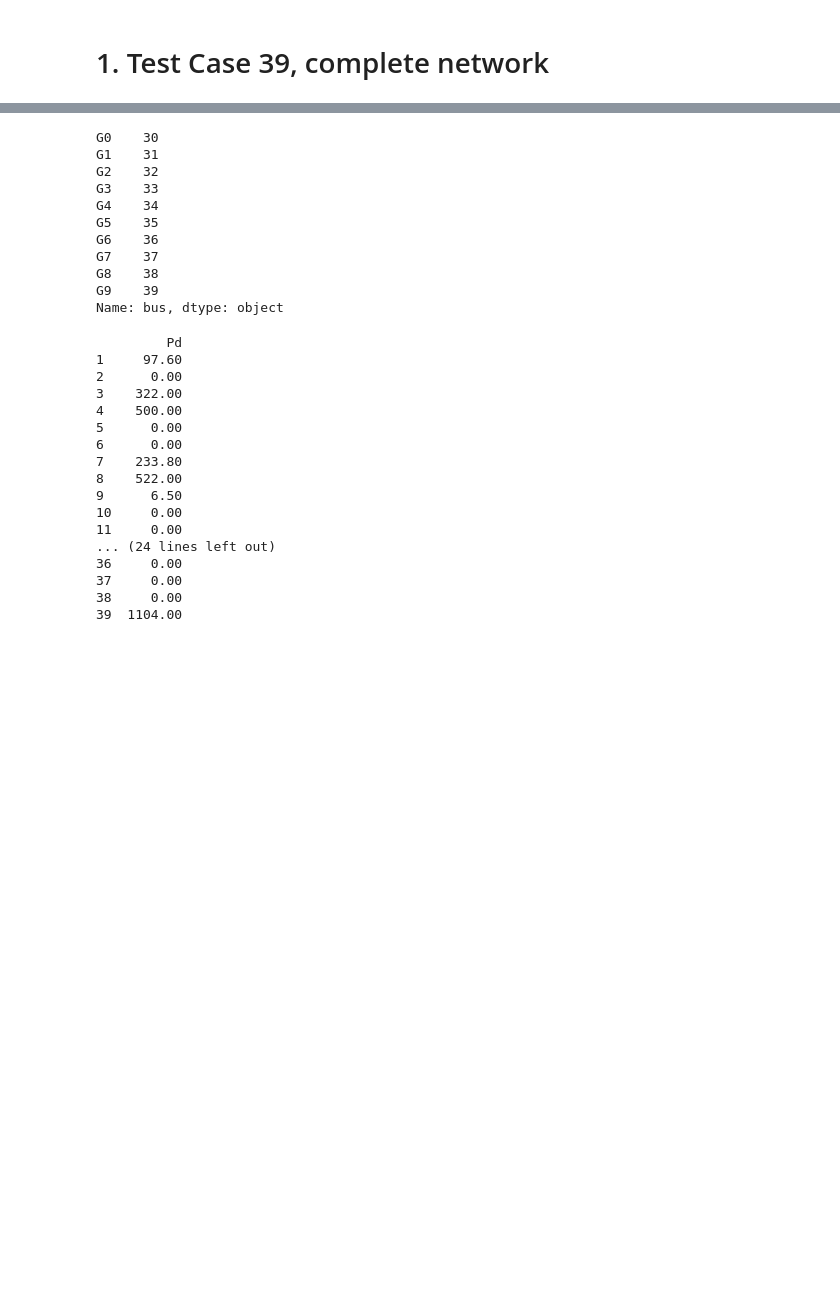
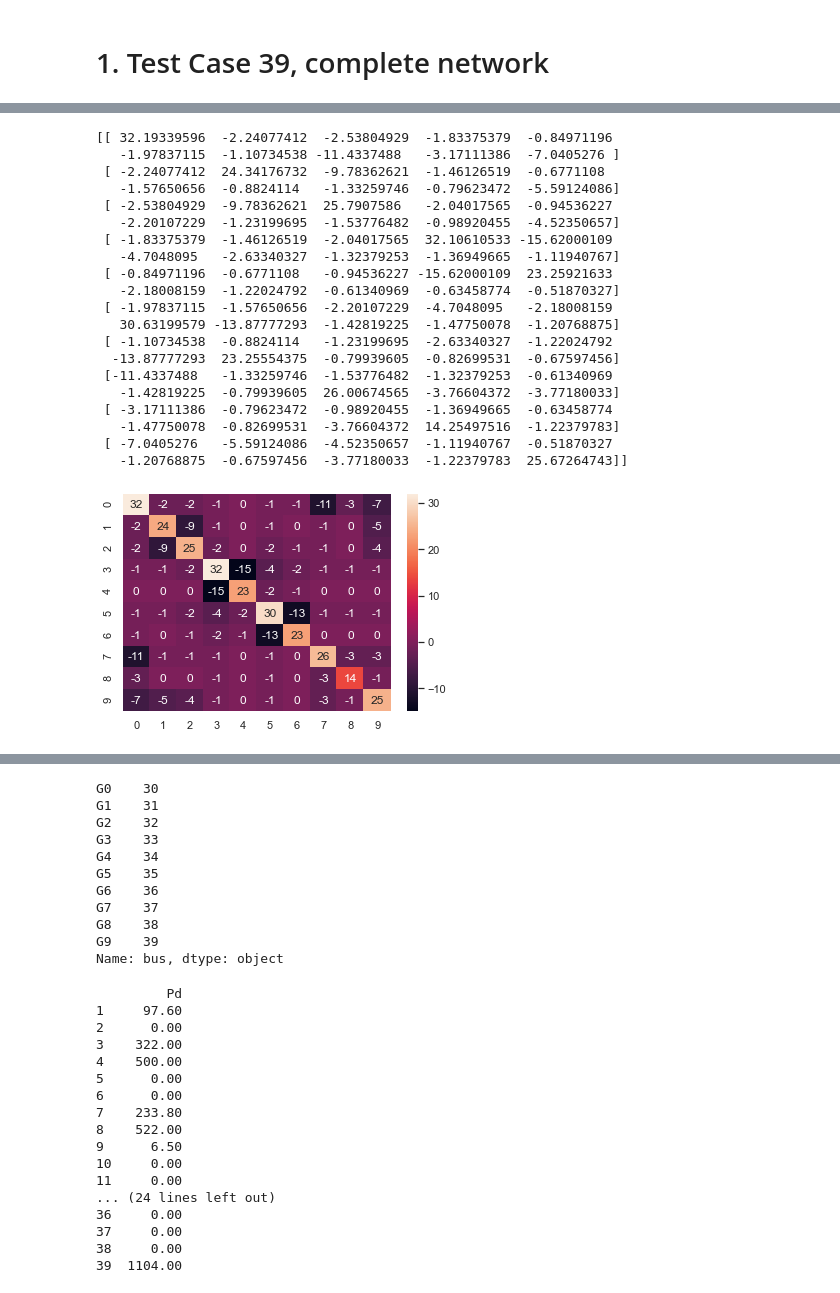
Before and after one commit to weiting1029/PowerFailure, a Jupyter notebook: failureMain.ipynb, the cells around one changed output, grey strips where cells are left out. Saved outputs shown, nothing was run; the diff lists cells and outputs as text; code cells hidden in the pictures; blank space fills up the shorter version.

```diff
--- a/failureMain.ipynb
+++ b/failureMain.ipynb
@@ -41,0 +53,25 @@ node_list =  np.arange(ngnr39)+1
+# %%
+ax1 = sns.heatmap(redL39.astype(int), annot=True, fmt="d")
+print(redL39)
+# %% [output]
+[[ 32.19339596  -2.24077412  -2.53804929  -1.83375379  -0.84971196
+   -1.97837115  -1.10734538 -11.4337488   -3.17111386  -7.0405276 ]
+ [ -2.24077412  24.34176732  -9.78362621  -1.46126519  -0.6771108
+   -1.57650656  -0.8824114   -1.33259746  -0.79623472  -5.59124086]
+ [ -2.53804929  -9.78362621  25.7907586   -2.04017565  -0.94536227
+   -2.20107229  -1.23199695  -1.53776482  -0.98920455  -4.52350657]
+ [ -1.83375379  -1.46126519  -2.04017565  32.10610533 -15.62000109
+   -4.7048095   -2.63340327  -1.32379253  -1.36949665  -1.11940767]
+ [ -0.84971196  -0.6771108   -0.94536227 -15.62000109  23.25921633
+   -2.18008159  -1.22024792  -0.61340969  -0.63458774  -0.51870327]
+ [ -1.97837115  -1.57650656  -2.20107229  -4.7048095   -2.18008159
+   30.63199579 -13.87777293  -1.42819225  -1.47750078  -1.20768875]
+ [ -1.10734538  -0.8824114   -1.23199695  -2.63340327  -1.22024792
+  -13.87777293  23.25554375  -0.79939605  -0.82699531  -0.67597456]
+ [-11.4337488   -1.33259746  -1.53776482  -1.32379253  -0.61340969
+   -1.42819225  -0.79939605  26.00674565  -3.76604372  -3.77180033]
+ [ -3.17111386  -0.79623472  -0.98920455  -1.36949665  -0.63458774
+   -1.47750078  -0.82699531  -3.76604372  14.25497516  -1.22379783]
+ [ -7.0405276   -5.59124086  -4.52350657  -1.11940767  -0.51870327
+   -1.20768875  -0.67597456  -3.77180033  -1.22379783  25.67264743]]
+[figure, added]
```
Also changed, not shown: parts of 22 cells of this notebook.
